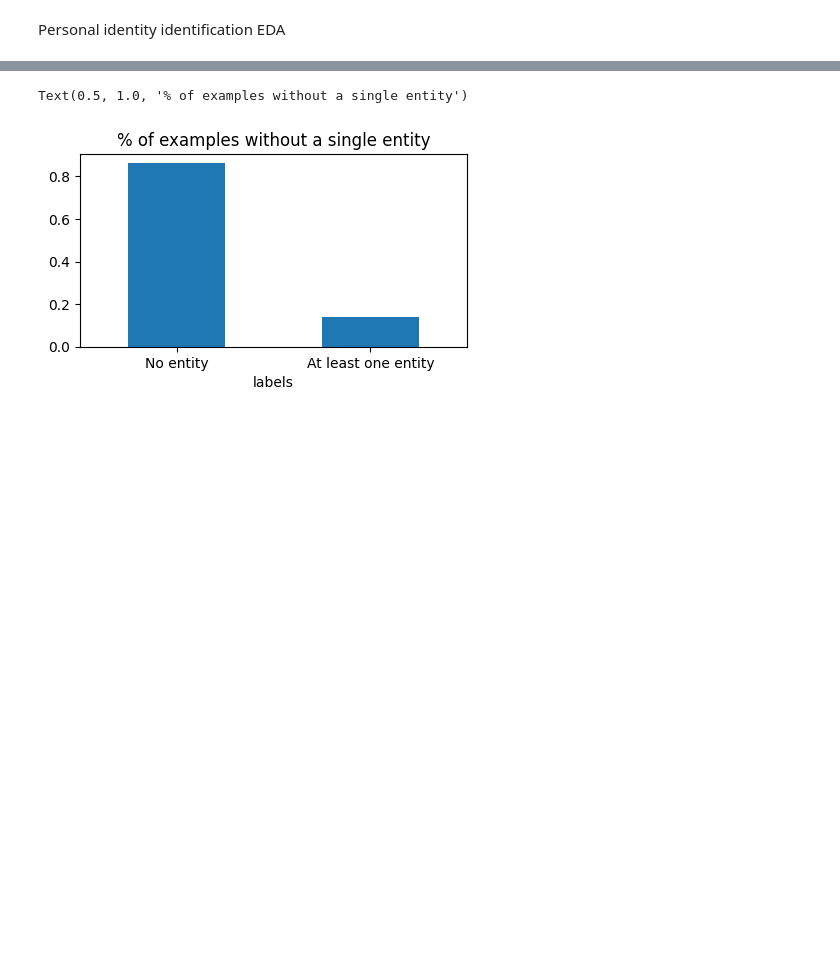
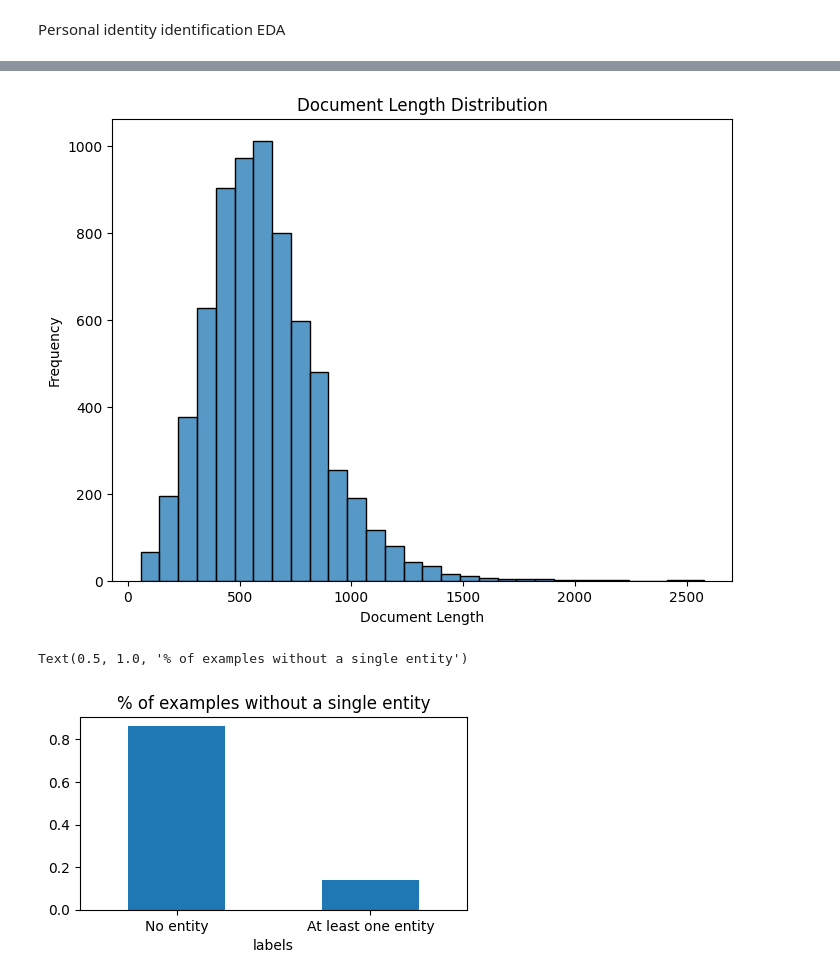
Before and after one commit to PreethamA/LanguageModel, a Jupyter notebook: pii-eda.ipynb, the cells around one changed output, grey strips where cells are left out. Drawn from its saved outputs; the diff is of its cells as text; code cells hidden in the pictures; blank space fills up the shorter version.

```diff
--- a/pii-eda.ipynb
+++ b/pii-eda.ipynb
@@ -27,3 +108,13 @@ train.head()
+# %%
+train['doc_length'] = train['full_text'].apply(lambda x: len(x.split()))
+plt.figure(figsize=(8, 6))
+sns.histplot(train['doc_length'], bins=30)
+plt.title('Document Length Distribution')
+plt.xlabel('Document Length')
+plt.ylabel('Frequency')
+plt.show()
+# %% [output]
+[figure, added]
 # %%
 
 plt.figure(figsize=(5,2.5))
```
Also changed, not shown: parts of 7 cells of this notebook.
